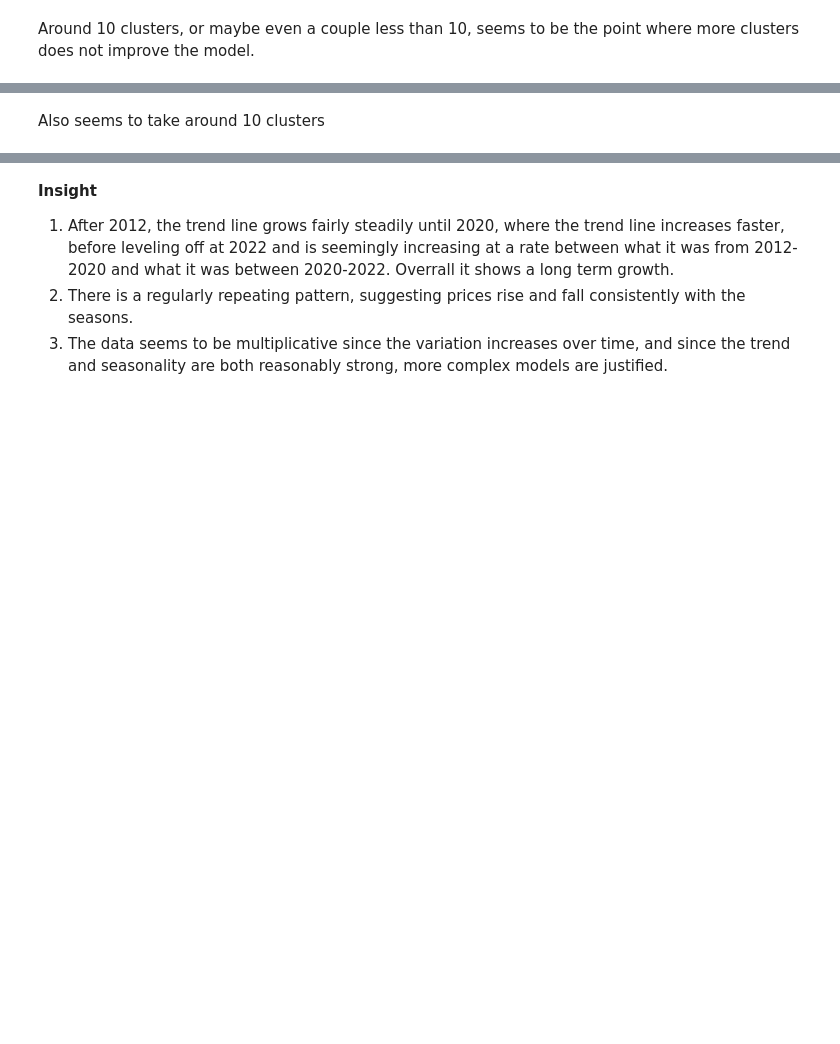
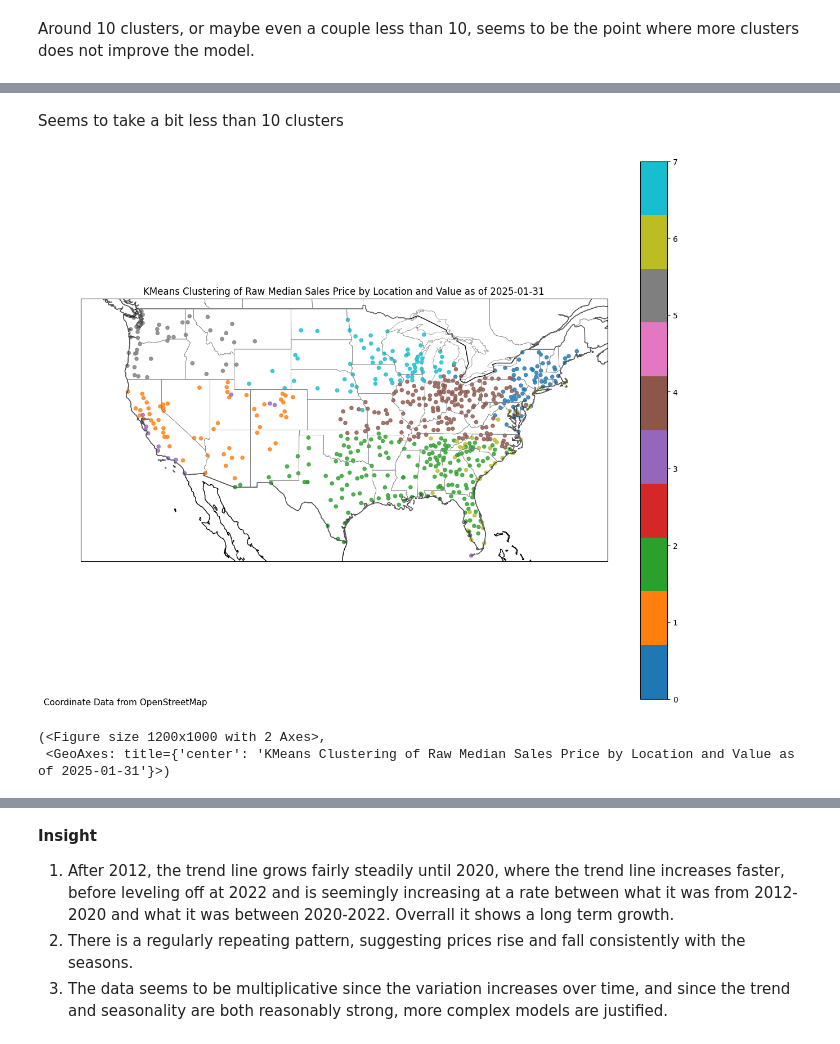
Before and after one commit to JohnathanChan973/CS439_Project_Housing, a Jupyter notebook: db_processing.ipynb, the cells around one changed output, grey strips where cells are left out. Cells and saved outputs as stored; diff of their text form; code cells hidden in the pictures; blank space fills up the shorter version.

```diff
--- a/db_processing.ipynb
+++ b/db_processing.ipynb
@@ -31,6 +31,7 @@ PATH_METRO_SALES_RAW = DATA_DIR / "Metro_median_sale_price_uc_sfr_month.csv"
 PATH_LOC = DATA_DIR / "Location_Data.json"
 PATH_METRO_LOC = DATA_DIR / "Metro_Location_Data.json"
 SQLITE_DB_URL = Path("zillow_stats.db")
+DATE = "2025-01-31"
 # %%
 def melt_dataframes(df : pd.DataFrame, static_data : list, primary_key : str, value_name : str, var_name : str = "Date"):
     """
@@ -902,3 +1001,4 @@ continental_df.head()
 # %%
-merged_sales_raw_df = DB.select_merged_table(("Metro_Sales_Raw_Data", "Metro_Location_Data"), date="newest")
+merged_sales_raw_df = DB.select_merged_table(("Metro_Sales_Raw_Data", "Metro_Location_Data"), date=DATE)
 continental_sales_raw_df = merged_sales_raw_df[(merged_sales_raw_df["StateName"] != "HI") & (merged_sales_raw_df["StateName"] != "AK") & (merged_sales_raw_df["StateName"] != "USA")]
+continental_sales_raw_df.head()
@@ -905,11 +1023,12 @@ continental_sales_raw_df = merged_sales_raw_df[(merged_sales_raw_df["StateName"]
 # %%
 class PlottingModels:
-    def plot_housing_map(df : pd.DataFrame, col : pd.Series, cluster : bool=False, n_clusters : int=10, value_name : str=None, figsize : tuple=(12, 10)):
+    def plot_housing_map(df : pd.DataFrame, col : pd.Series, cluster : bool=False,
+                         n_clusters : int=10, value_name : str=None, figsize : tuple=(12, 10)):
         """
         Plots housing data on a map of the continental US, with the option of clustering.
 
         Parameters:
-            df (pd.DataFrame): DataFrame containing housing data with Latitude and Longitude columns
+            df (pd.DataFrame): Merged DataFrame containing housing data with Latitude and Longitude columns
             col (pd.Series): Column from the passed in df that will be plotted
             cluster (bool, default=False): If True, perform KMeans clustering on the data
             n_clusters (int, default=10): Number of clusters for KMeans (only used if cluster=True)
@@ -1000,7 +1119,7 @@ class PlottingModels:
             else:
                 new_title = "Housing Prices"
 
-        # Set title with optional date
+        # Set title with date
         if df["Date"].max():
             ax.set_title(f"{new_title} as of {df["Date"].max()}")
         else:
@@ -1045,18 +1164,9 @@ class PlottingModels:
         plt.xlabel('Number of Clusters')
         plt.ylabel('WCSS')
 
-    def plot_time_series(region_ids : list,
-                        time_series_table : str,
-                        location_table : str,
-                        value_column : str,
-                        id_column : str="RegionID",
-                        name_column : str="RegionName",
-                        date_column : str="Date",
-                        legend : bool=True,
-                        figsize : tuple=(12, 6),
-                        title : str=None,
-                        y_label : str=None,
-                        db_path : str=SQLITE_DB_URL):
+    def plot_time_series(region_ids : list, time_series_table : str, location_table : str,
+                         value_column : str, id_column : str="RegionID", name_column : str="RegionName", date_column : str="Date",
+                         figsize : tuple=(12, 6), title : str=None, y_label : str=None, db_path : str=SQLITE_DB_URL):
         """
         Plot multiple time series from different regions on the same chart.
 
@@ -1068,7 +1178,6 @@ class PlottingModels:
             id_column (str): Name of the column containing region IDs
             name_column (str): Name of the column containing region names
             date_column (str): Name of the column containing dates
-            legend (bool, default=True): Displays the legend when True, otherwise does not
             figsize (tuple, default=(12,6)): Figure size of the plot
             title (str, optional): Plot title (defaults to '{value_column} Over Time by Region' if not given)
             y_label (str, optional): Y-axis label (defaults to value_column if not given)
@@ -1136,7 +1245,7 @@ class PlottingModels:
         plt.xlabel('Date')
         plt.ylabel(y_label if y_label else value_column)
         plt.title(title if title else f'{value_column} Over Time by Region')
-        if legend:
+        if len(region_ids) <= 10:
             plt.legend()
         plt.grid(True, alpha=0.3)
         plt.tight_layout()
@@ -1158,4 +1283,8 @@ PlottingModels.elbow_method(continental_sales_raw_df, "Median_Sales_Raw")
 # %% [markdown]
-Also seems to take around 10 clusters
+Seems to take a bit less than 10 clusters
 # %%
-PlottingModels.plot_housing_map(continental_sales_raw_df, continental_sales_raw_df["Median_Sales_Raw"], cluster=True, value_name="Raw Median Sales Price")
+PlottingModels.plot_housing_map(continental_sales_raw_df, continental_sales_raw_df["Median_Sales_Raw"], cluster=True, value_name="Raw Median Sales Price", n_clusters=8)
+# %% [output]
+[figure, added]
+(<Figure size 1200x1000 with 2 Axes>,
+ <GeoAxes: title={'center': 'KMeans Clustering of Raw Median Sales Price by Location and Value as of 2025-01-31'}>)
```
Also changed, not shown: parts of 30 cells of this notebook.
